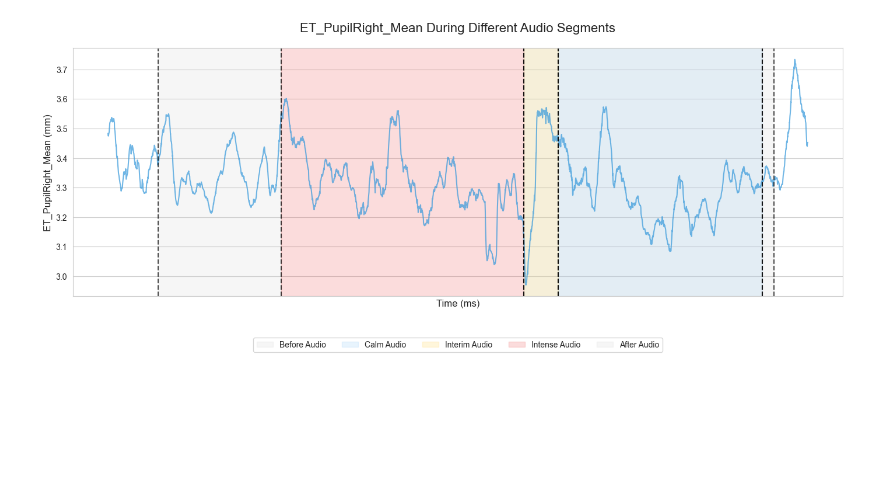
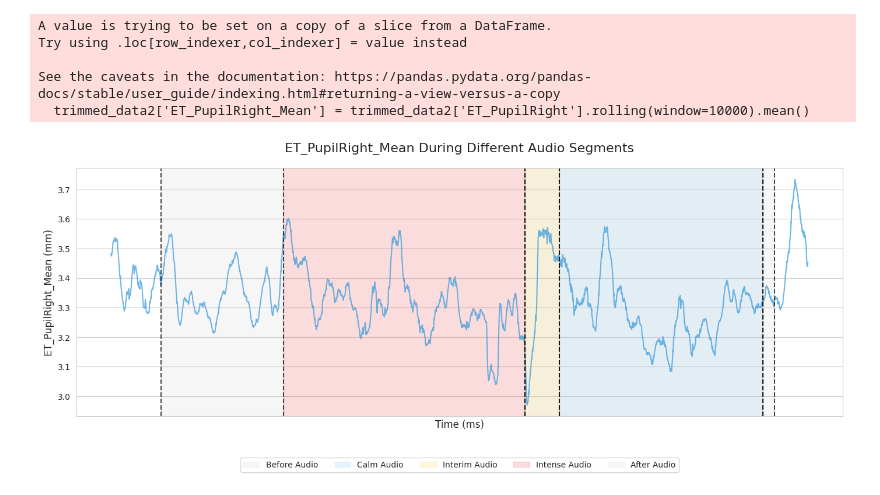
Before and after one commit to Anna-Palatkina-itu/driving_performance_project, a Jupyter notebook: analysis.ipynb, the cells around one changed output. Saved outputs shown, nothing was run; the diff lists cells and outputs as text; code cells hidden in the pictures; blank space fills up the shorter version.

```diff
--- a/analysis.ipynb
+++ b/analysis.ipynb
@@ -211,6 +197,32 @@ trimmed_data2 = interpolated_data2[['Timestamp', 'Channel 13 (Raw)','Channel 9 (
+# %%
+state_data['timestamp [ns]'] = state_data['timestamp [ns]'].apply(lambda x: (x - nanoseconds)/ (10**6))
+
+state_data.rename(columns={'timestamp [ns]': 'Timestamp'}, inplace=True)
+state_data.rename(columns={'pupil diameter left [mm]': 'ET_PupilLeft'}, inplace=True)
+state_data.rename(columns={'pupil diameter right [mm]': 'ET_PupilRight'},
+                  inplace=True)
+
+data['ET_PupilLeft'] = np.nan
+data['ET_PupilRight'] = np.nan
+
+subset = state_data[['Timestamp', 'ET_PupilLeft','ET_PupilRight']]
+
+# Append to df1
+combined = pd.concat([data, subset], ignore_index=True)
+
+# Sort by timestep
+combined_sorted = combined.sort_values(by='Timestamp').reset_index(drop=True)
+
+interpolated_data2 = combined_sorted.interpolate('pad')
+trimmed_data2 = interpolated_data2[['Timestamp', 'Channel 13 (Raw)','Channel 9 (Raw)', 'MarkerName','MarkerDescription','MarkerType', 'DistanceToNextSpeedSign', 'DistanceToNextOverheadSign', 'VelocityX', 'DistanceToTargetPosition',
+       'DistanceToTargetSpeed', 'CarSpeed', 'ET_PupilLeft', 'ET_PupilRight']]
 # %%
-interpolated_data2['ET_PupilRight_Mean'] = interpolated_data2['ET_PupilRight'].rolling(window=10000).mean()
+trimmed_data2['ET_PupilRight_Mean'] = trimmed_data2['ET_PupilRight'].rolling(window=10000).mean()
+plot_column(trimmed_data2, 'ET_PupilRight_Mean', 'mm')
+# %% [output]
+A value is trying to be set on a copy of a slice from a DataFrame.
+Try using .loc[row_indexer,col_indexer] = value instead
+
+See the caveats in the documentation: https://pandas.pydata.org/pandas-docs/stable/user_guide/indexing.html#returning-a-view-versus-a-copy
+  trimmed_data2['ET_PupilRight_Mean'] = trimmed_data2['ET_PupilRight'].rolling(window=10000).mean()
+[figure, added]
-# %%
-plot_column(interpolated_data2, 'ET_PupilRight_Mean', 'mm')
-# %% [output]
-[figure, removed]
```
Also changed, not shown: parts of 25 cells of this notebook, 6 other files.
